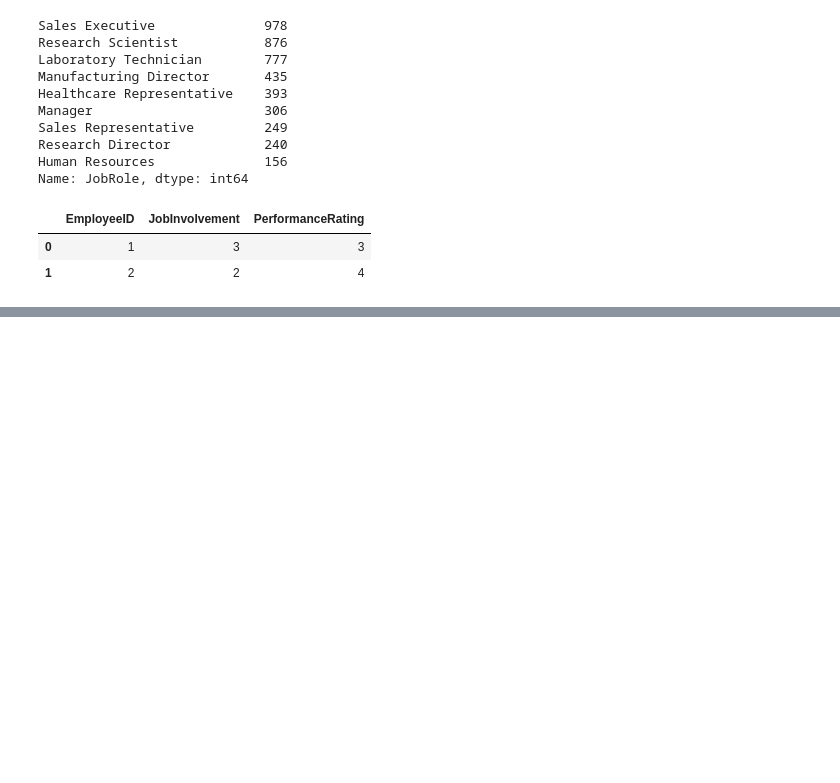
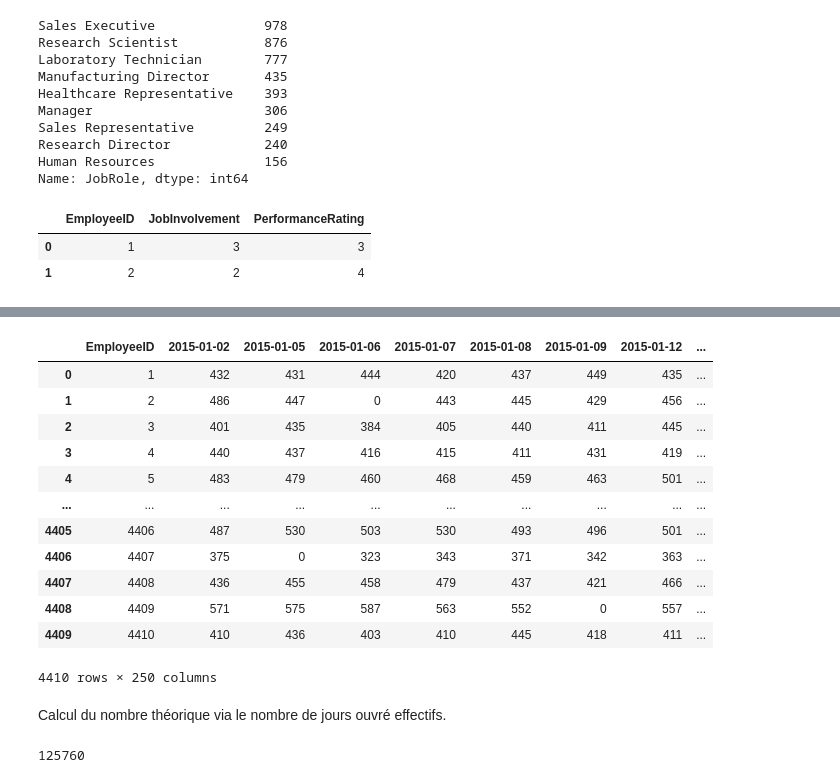
Before and after one commit to Veyesd/rh-analysis, a Jupyter notebook: rh_analysis.ipynb, the cells around one changed output, grey strips where cells are left out. Drawn from its saved outputs; the diff is of its cells as text; code cells hidden in the pictures; blank space fills up the shorter version.

```diff
--- a/rh_analysis.ipynb
+++ b/rh_analysis.ipynb
@@ -168,0 +427,2 @@ na_list
+# %%
+df_time = df_time_calculated
@@ -168,0 +431,28 @@ na_list
+# %%
+for (index1, row1) in df_time.iterrows():
+    for (col_name1, value1) in df_time.items():
+      if df_time[col_name1].sum() == 0:
+        df_time = df_time.drop(columns=[col_name1])
+    break
+# %%
+df_time
+# %% [output]
+|  | EmployeeID | 2015-01-02 | 2015-01-05 | 2015-01-06 | 2015-01-07 | 2015-01-08 | 2015-01-09 | 2015-01-12 | ... |
+| 0 | 1 | 432 | 431 | 444 | 420 | 437 | 449 | 435 | ... |
+| 1 | 2 | 486 | 447 | 0 | 443 | 445 | 429 | 456 | ... |
+| 2 | 3 | 401 | 435 | 384 | 405 | 440 | 411 | 445 | ... |
+| 3 | 4 | 440 | 437 | 416 | 415 | 411 | 431 | 419 | ... |
+| 4 | 5 | 483 | 479 | 460 | 468 | 459 | 463 | 501 | ... |
+| ... | ... | ... | ... | ... | ... | ... | ... | ... | ... |
+| 4405 | 4406 | 487 | 530 | 503 | 530 | 493 | 496 | 501 | ... |
+| 4406 | 4407 | 375 | 0 | 323 | 343 | 371 | 342 | 363 | ... |
+| 4407 | 4408 | 436 | 455 | 458 | 479 | 437 | 421 | 466 | ... |
+| 4408 | 4409 | 571 | 575 | 587 | 563 | 552 | 0 | 557 | ... |
+| 4409 | 4410 | 410 | 436 | 403 | 410 | 445 | 418 | 411 | ... |
+4410 rows × 250 columns
+# %% [markdown]
+Calcul du nombre théorique via le nombre de jours ouvré effectifs.
+# %%
+8*262*60
+# %% [output]
+125760
```
Also changed, not shown: parts of 67 cells of this notebook.
